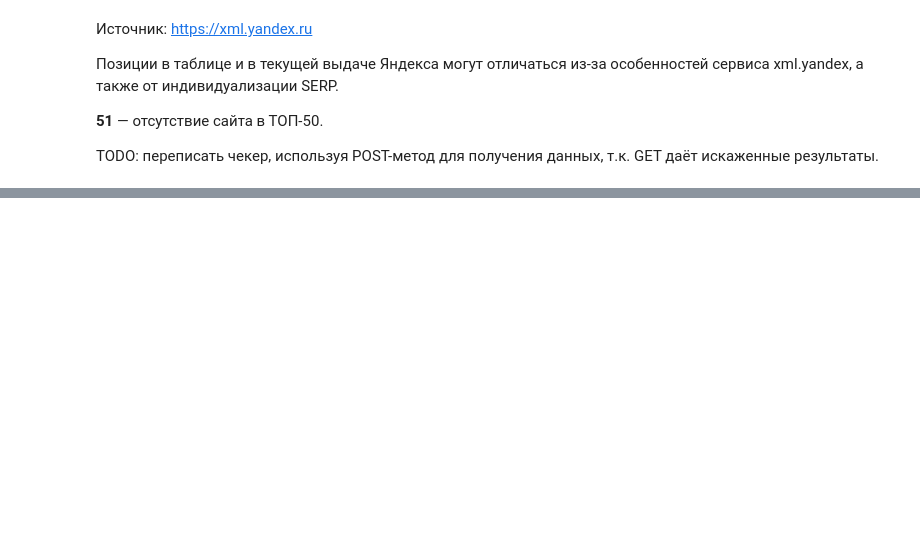
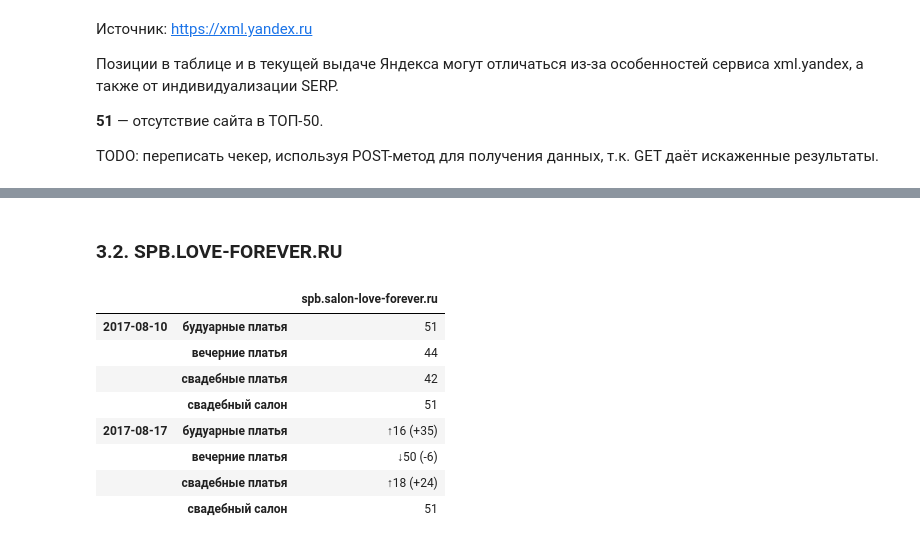
Before and after one commit to salon-love-forever/reports, a Jupyter notebook: slon-love-forever.ru.ipynb, the cells around one changed output, grey strips where cells are left out. Drawn from its saved outputs; the diff is of its cells as text; code cells hidden in the pictures; blank space fills up the shorter version.

```diff
--- a/slon-love-forever.ru.ipynb
+++ b/slon-love-forever.ru.ipynb
@@ -172,0 +212,14 @@ TODO: переписать чекер, используя POST-метод для
+# %% [markdown]
+### 3.2. SPB.LOVE-FOREVER.RU
+# %%
+change_positions(positions_spb)
+# %% [output]
+|  |  | spb.salon-love-forever.ru |
+| 2017-08-10 | будуарные платья | 51 |
+|  | вечерние платья | 44 |
+|  | свадебные платья | 42 |
+|  | свадебный салон | 51 |
+| 2017-08-17 | будуарные платья | ↑16 (+35) |
+|  | вечерние платья | ↓50 (-6) |
+|  | свадебные платья | ↑18 (+24) |
+|  | свадебный салон | 51 |
```
Also changed, not shown: parts of 25 cells of this notebook, 2 other files.
